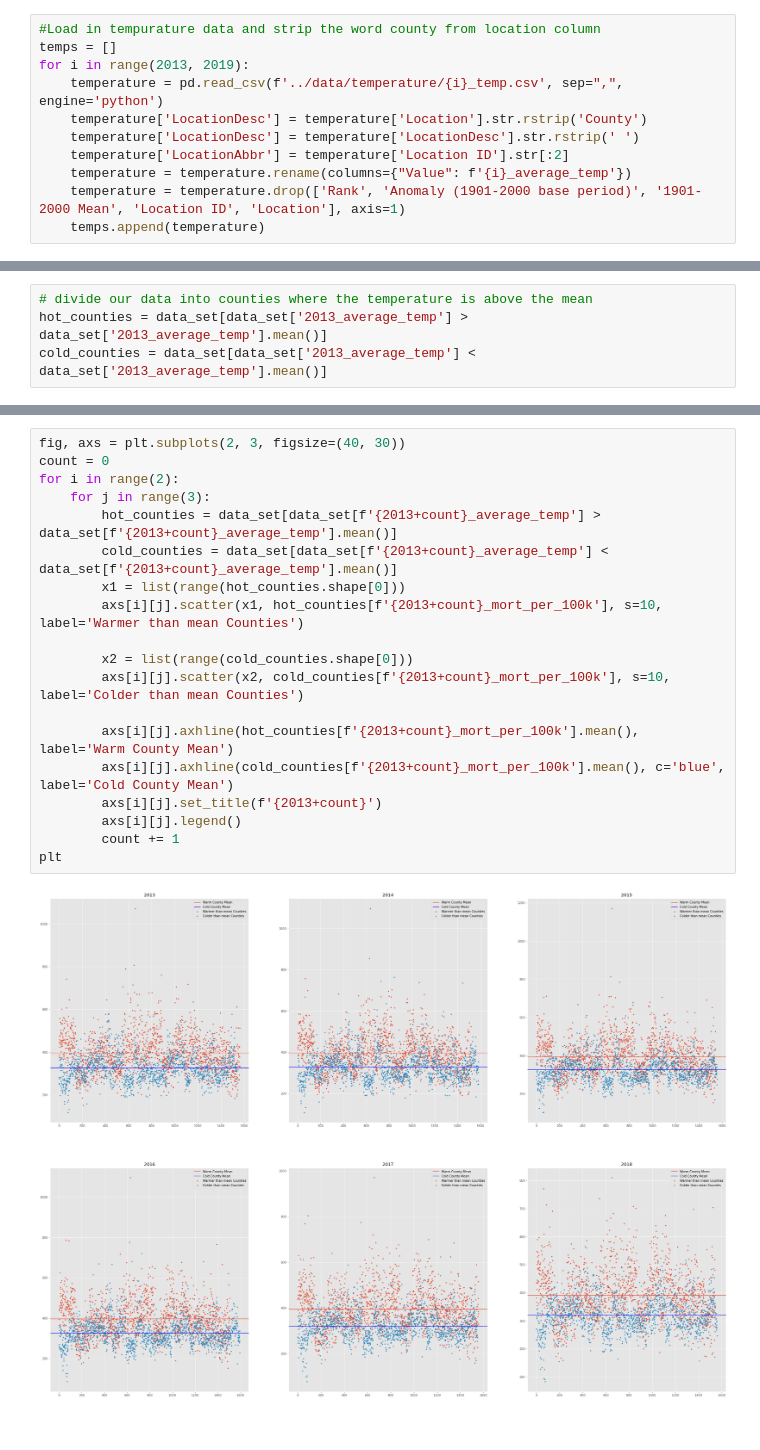
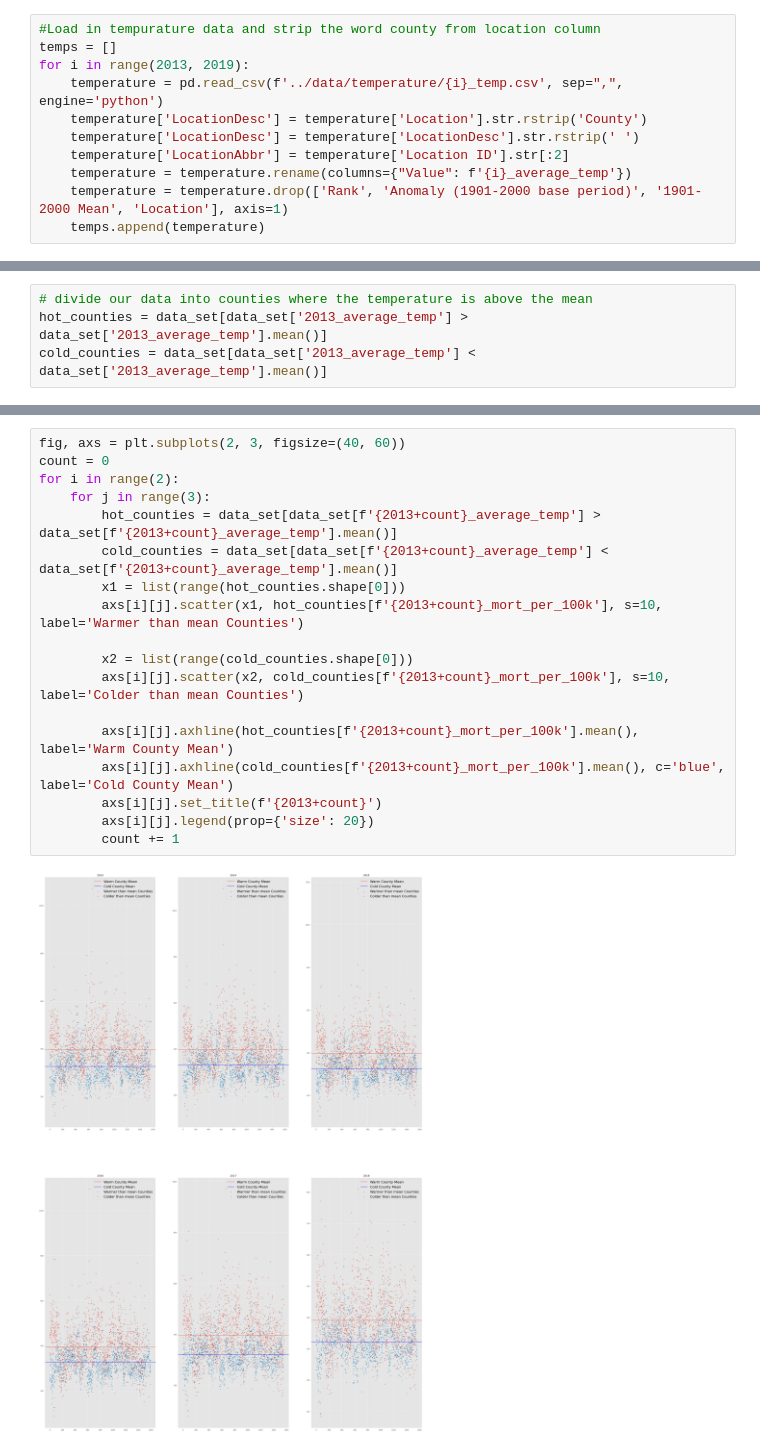
Before and after one commit to NathanKuneman/determining-heart-disease-mortality-factors, a Jupyter notebook: notebooks/EDA.ipynb, the cells around one changed output, grey strips where cells are left out. Drawn from its saved outputs; the diff is of its cells as text.

Commit message:
More visualizations added

```diff
--- a/notebooks/EDA.ipynb
+++ b/notebooks/EDA.ipynb
@@ -98,7 +97,7 @@ for i in range(2013, 2019):
     temperature['LocationDesc'] = temperature['LocationDesc'].str.rstrip(' ')
     temperature['LocationAbbr'] = temperature['Location ID'].str[:2]
     temperature = temperature.rename(columns={"Value": f'{i}_average_temp'})
-    temperature = temperature.drop(['Rank', 'Anomaly (1901-2000 base period)', '1901-2000 Mean', 'Location ID', 'Location'], axis=1)
+    temperature = temperature.drop(['Rank', 'Anomaly (1901-2000 base period)', '1901-2000 Mean', 'Location'], axis=1)
     temps.append(temperature)
 # %%
 data_set['LocationDesc'] = data_set['LocationDesc'].str.rstrip('County')
@@ -196,21 +181,20 @@ Ttest_indResult(statistic=13.506539958702076, pvalue=1.1871879136256022e-35)
 # %%
-fig, axs = plt.subplots(2, 3, figsize=(40, 30))
+fig, axs = plt.subplots(2, 3, figsize=(40, 60))
 count = 0
 for i in range(2):
     for j in range(3):
         hot_counties = data_set[data_set[f'{2013+count}_average_temp'] > data_set[f'{2013+count}_average_temp'].mean()]
         cold_counties = data_set[data_set[f'{2013+count}_average_temp'] < data_set[f'{2013+count}_average_temp'].mean()]
         x1 = list(range(hot_counties.shape[0]))
         axs[i][j].scatter(x1, hot_counties[f'{2013+count}_mort_per_100k'], s=10, label='Warmer than mean Counties')
 
         x2 = list(range(cold_counties.shape[0]))
         axs[i][j].scatter(x2, cold_counties[f'{2013+count}_mort_per_100k'], s=10, label='Colder than mean Counties')
 
         axs[i][j].axhline(hot_counties[f'{2013+count}_mort_per_100k'].mean(), label='Warm County Mean')
         axs[i][j].axhline(cold_counties[f'{2013+count}_mort_per_100k'].mean(), c='blue', label='Cold County Mean')
         axs[i][j].set_title(f'{2013+count}')
-        axs[i][j].legend()
+        axs[i][j].legend(prop={'size': 20})
         count += 1
-plt
 # %% [output]
-[figure, old version]
+[figure, new version]
```
Also changed, not shown: parts of 8 cells of this notebook, 7 other files.
